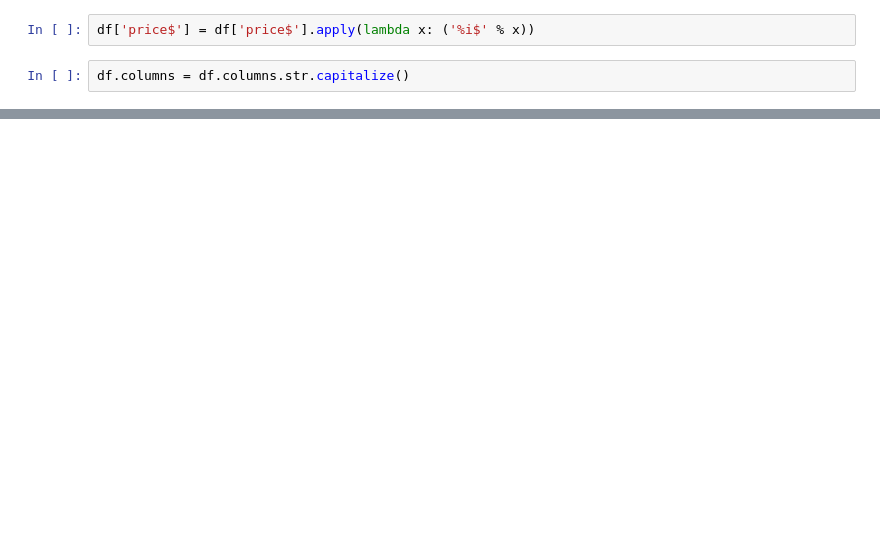
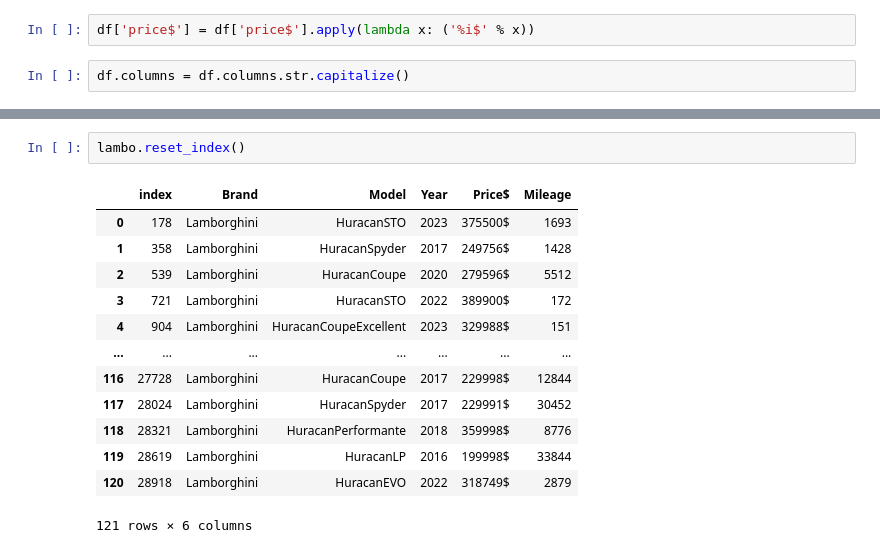
Before and after one commit to samaanjafari/Car-Dealership, a Jupyter notebook: Dataframe/pandas_truecar.ipynb, the cells around one changed output, grey strips where cells are left out. Drawn from its saved outputs; the diff is of its cells as text; blank space fills up the shorter version.

```diff
--- a/Dataframe/pandas_truecar.ipynb
+++ b/Dataframe/pandas_truecar.ipynb
@@ -131,0 +174,16 @@ df.columns = df.columns.str.capitalize()
+# %%
+lambo.reset_index()
+# %% [output]
+|  | index | Brand | Model | Year | Price$ | Mileage |
+| 0 | 178 | Lamborghini | HuracanSTO | 2023 | 375500$ | 1693 |
+| 1 | 358 | Lamborghini | HuracanSpyder | 2017 | 249756$ | 1428 |
+| 2 | 539 | Lamborghini | HuracanCoupe | 2020 | 279596$ | 5512 |
+| 3 | 721 | Lamborghini | HuracanSTO | 2022 | 389900$ | 172 |
+| 4 | 904 | Lamborghini | HuracanCoupeExcellent | 2023 | 329988$ | 151 |
+| ... | ... | ... | ... | ... | ... | ... |
+| 116 | 27728 | Lamborghini | HuracanCoupe | 2017 | 229998$ | 12844 |
+| 117 | 28024 | Lamborghini | HuracanSpyder | 2017 | 229991$ | 30452 |
+| 118 | 28321 | Lamborghini | HuracanPerformante | 2018 | 359998$ | 8776 |
+| 119 | 28619 | Lamborghini | HuracanLP | 2016 | 199998$ | 33844 |
+| 120 | 28918 | Lamborghini | HuracanEVO | 2022 | 318749$ | 2879 |
+121 rows × 6 columns
```
Also changed, not shown: parts of 7 cells of this notebook.
